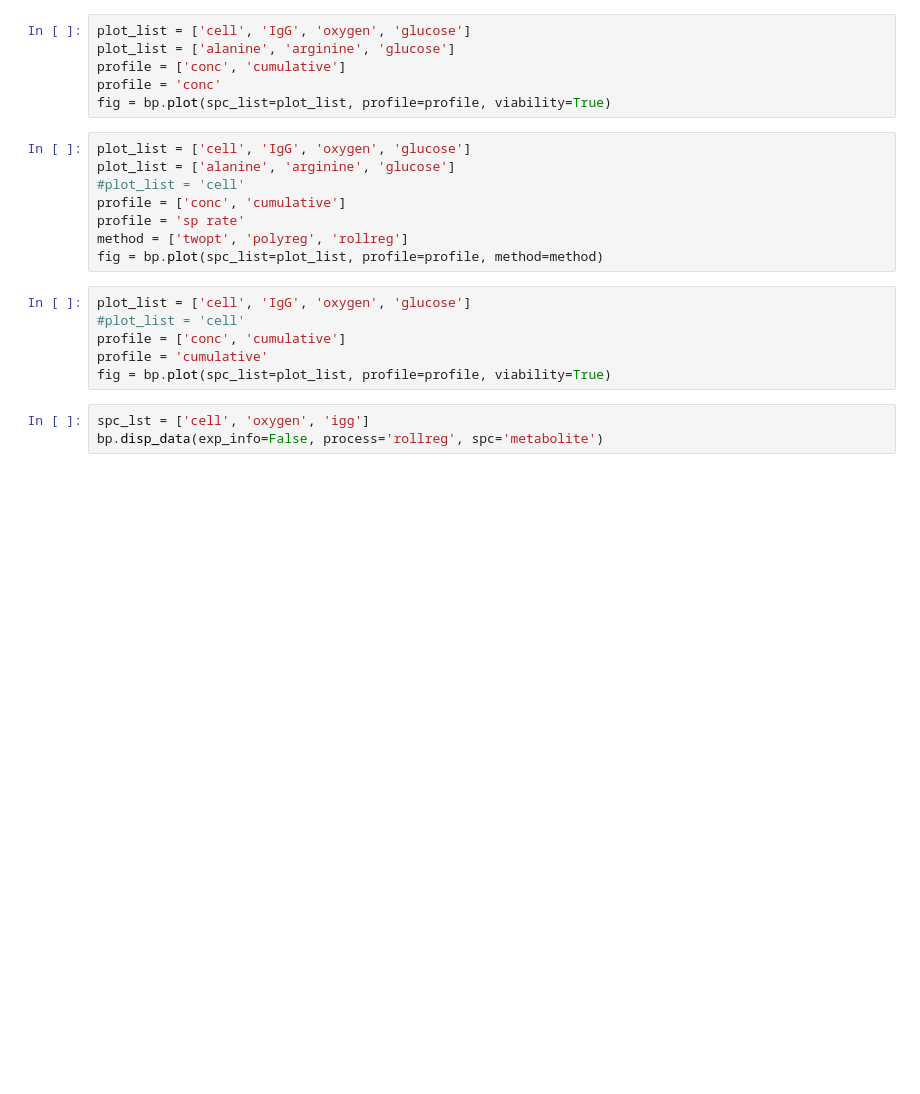
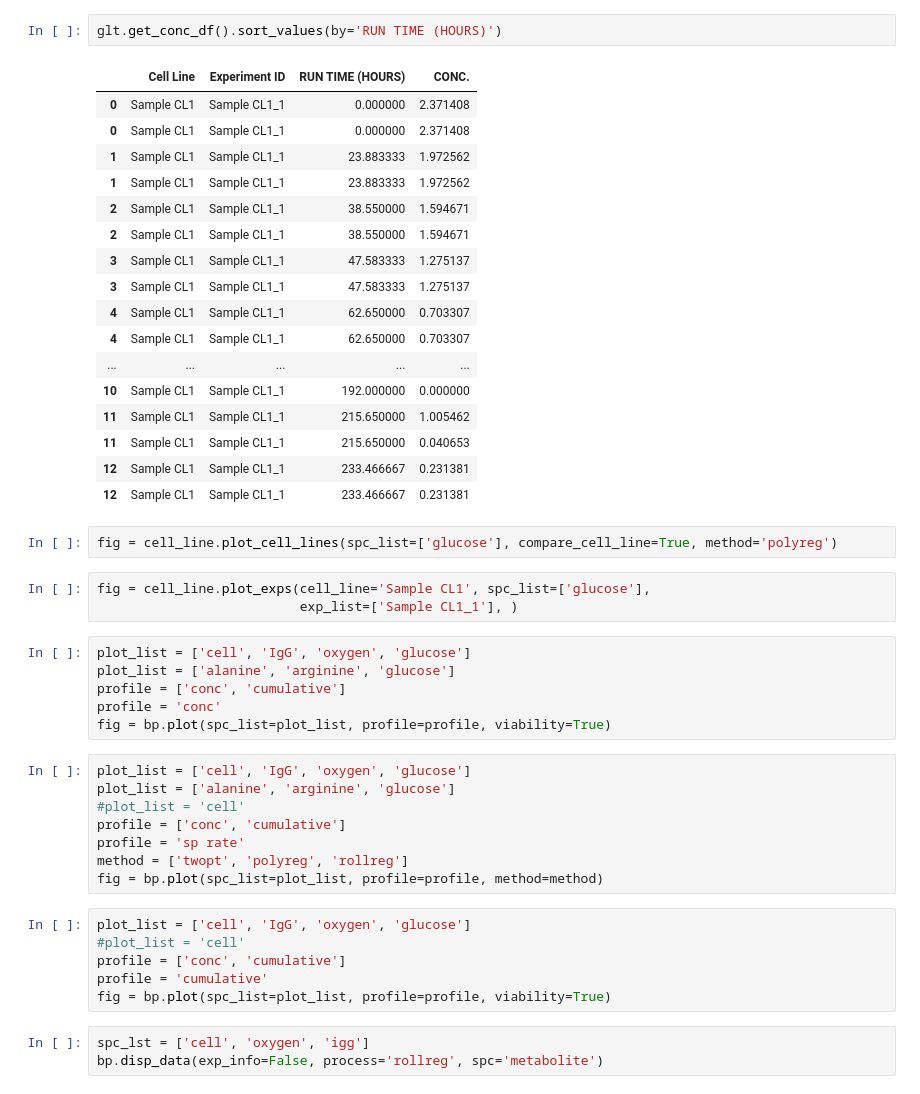
Before and after one commit to lu000285/CCDPApy, a Jupyter notebook: test.ipynb, the cells around one changed output. Saved outputs shown, nothing was run; the diff lists cells and outputs as text; blank space fills up the shorter version.

```diff
--- a/test.ipynb
+++ b/test.ipynb
@@ -26,3 +62,28 @@ bp.roll_regression(order=3, windows=6)
+# %%
+glt.get_conc_df().sort_values(by='RUN TIME (HOURS)')
+# %% [output]
+|  | Cell Line | Experiment ID | RUN TIME (HOURS) | CONC. |
+| 0 | Sample CL1 | Sample CL1_1 | 0.000000 | 2.371408 |
+| 0 | Sample CL1 | Sample CL1_1 | 0.000000 | 2.371408 |
+| 1 | Sample CL1 | Sample CL1_1 | 23.883333 | 1.972562 |
+| 1 | Sample CL1 | Sample CL1_1 | 23.883333 | 1.972562 |
+| 2 | Sample CL1 | Sample CL1_1 | 38.550000 | 1.594671 |
+| 2 | Sample CL1 | Sample CL1_1 | 38.550000 | 1.594671 |
+| 3 | Sample CL1 | Sample CL1_1 | 47.583333 | 1.275137 |
+| 3 | Sample CL1 | Sample CL1_1 | 47.583333 | 1.275137 |
+| 4 | Sample CL1 | Sample CL1_1 | 62.650000 | 0.703307 |
+| 4 | Sample CL1 | Sample CL1_1 | 62.650000 | 0.703307 |
+| ... | ... | ... | ... | ... |
+| 10 | Sample CL1 | Sample CL1_1 | 192.000000 | 0.000000 |
+| 11 | Sample CL1 | Sample CL1_1 | 215.650000 | 1.005462 |
+| 11 | Sample CL1 | Sample CL1_1 | 215.650000 | 0.040653 |
+| 12 | Sample CL1 | Sample CL1_1 | 233.466667 | 0.231381 |
+| 12 | Sample CL1 | Sample CL1_1 | 233.466667 | 0.231381 |
+# %%
+fig = cell_line.plot_cell_lines(spc_list=['glucose'], compare_cell_line=True, method='polyreg')
+# %%
+fig = cell_line.plot_exps(cell_line='Sample CL1', spc_list=['glucose'],
+                          exp_list=['Sample CL1_1'], )
 # %%
 plot_list = ['cell', 'IgG', 'oxygen', 'glucose']
 plot_list = ['alanine', 'arginine', 'glucose']
```
Also changed, not shown: parts of 5 cells of this notebook, 13 other files.
